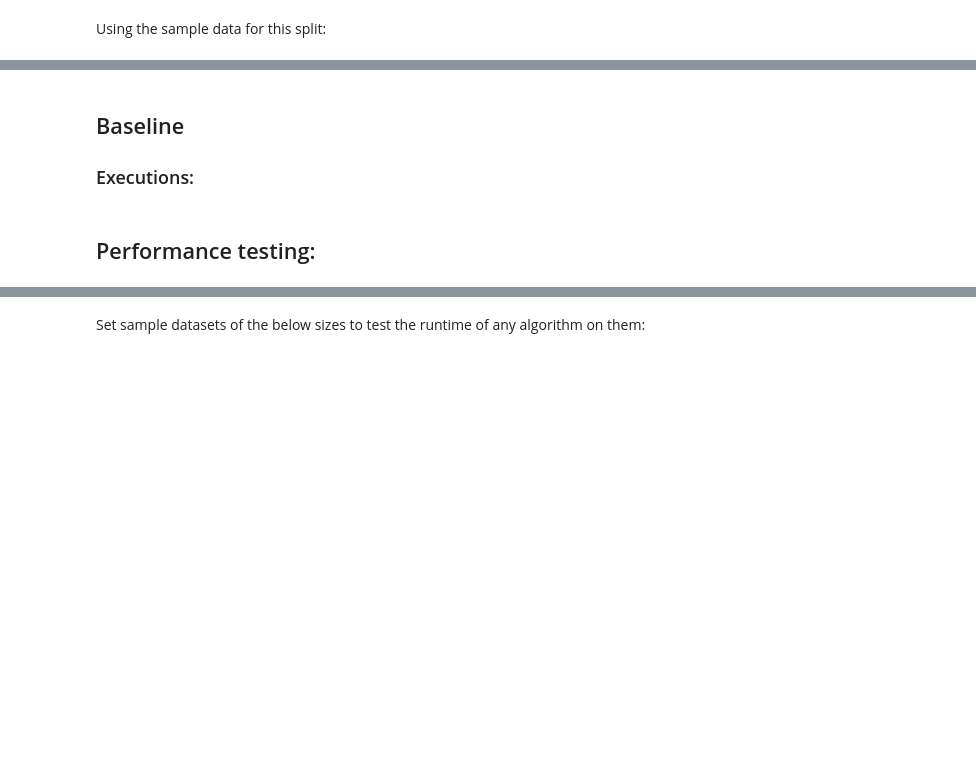
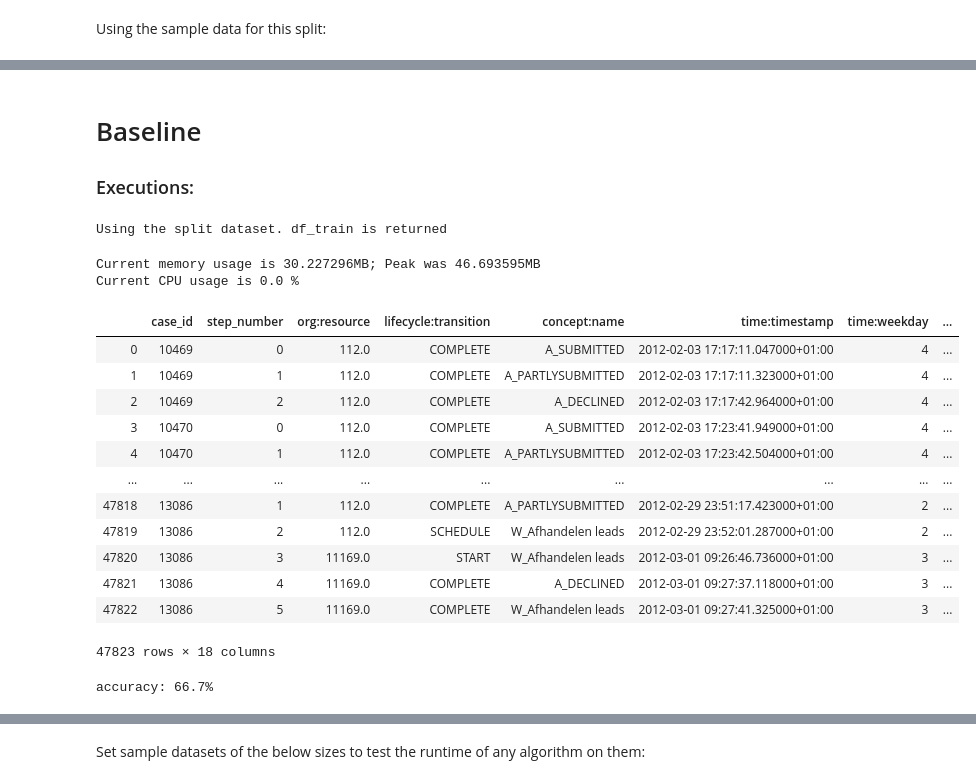
Before and after one commit to erenaydoslu/process-minning, a Jupyter notebook: Miner.ipynb, the cells around one changed output, grey strips where cells are left out. Drawn from its saved outputs; the diff is of its cells as text; code cells hidden in the pictures; blank space fills up the shorter version.

Commit message:
Add files via upload
Baseline now operates on train and test data...and dozens of smaller changes

```diff
--- a/Miner.ipynb
+++ b/Miner.ipynb
@@ -205 +195,10 @@ df_train, df_validation, df_test = data_split(df, 0.8, 0.2)
+# %%
+#Our dataset is loaded and split at this point
+
+df = apply_triagram(df)
+df = add_W_active(df)
+
+#Running the apply_trigram() and add_W_active() functions on the entire split data:
+df_train, df_validation, df_test = apply_triagram(df_train), apply_triagram(df_validation), apply_triagram(df_test)
+df_train, df_validation, df_test = add_W_active(df_train), add_W_active(df_validation), add_W_active(df_test)
 # %% [markdown]
@@ -344,25 +333,60 @@ def baseline(baseline_df : pd.DataFrame, save_to_csv = False) -> pd.DataFrame:
 # %% [markdown]
-## Baseline
+# Baseline
 
 ### Executions:
-# %%
-df = preprocessing(df)
+# %%
+df, df_train, df_validation, df_test = preprocessing(df), preprocessing(df_train), preprocessing(df_validation), preprocessing(df_test)
 # %%
-def run_baseline():
+def run_baseline(df=df, df_train = [], df_test= []):
+    '''Runnable on a single dataset - do not put any other datasets as parameters then (or pass no arguments)
+    If you wish to have the baseline ran on a train and test dataset (validation does not make much sense), plug them in'''
+
+#     if(df_train == None and df_test == None):
+#         baseline_df = df.copy()
+
     tracemalloc.start()
-    baseline_df = baseline(df, save_to_csv=False) #Will only take one short loading slider to load
+
+    #Will only take one short loading slider to load regardless of input type
+    if (len(df_train) == 0 and len(df_test) == 0):
+        print("Using the entire dataset. Full dataset is returned")
+        baseline_df = baseline_on_single_df(df, save_to_csv=False)
+    else:
+        print("Using the split dataset. df_train is returned")
+        baseline_df = baseline_on_train_test(df_train, df_test, save_to_csv=False)
+
     current, peak = tracemalloc.get_traced_memory()
     print(f"Current memory usage is {current / 10**6}MB; Peak was {peak / 10**6}MB")
     tracemalloc.stop()
     cpu = psutil.cpu_percent()
     print('Current CPU usage is {} %'.format(psutil.cpu_percent()))
-    return baseline_df
+
+    return (baseline_df) #Returns either the full dataset or just the test dataset, whatever you plug in
 # %%
-baseline_results = run_baseline()
+baseline_results = run_baseline(df_train=df_train, df_test=df_test)
 baseline_results
+# %% [output]
+Using the split dataset. df_train is returned
+Current memory usage is 30.227296MB; Peak was 46.693595MB
+Current CPU usage is 0.0 %
+|  | case_id | step_number | org:resource | lifecycle:transition | concept:name | time:timestamp | time:weekday | ... |
+| 0 | 10469 | 0 | 112.0 | COMPLETE | A_SUBMITTED | 2012-02-03 17:17:11.047000+01:00 | 4 | ... |
+| 1 | 10469 | 1 | 112.0 | COMPLETE | A_PARTLYSUBMITTED | 2012-02-03 17:17:11.323000+01:00 | 4 | ... |
+| 2 | 10469 | 2 | 112.0 | COMPLETE | A_DECLINED | 2012-02-03 17:17:42.964000+01:00 | 4 | ... |
+| 3 | 10470 | 0 | 112.0 | COMPLETE | A_SUBMITTED | 2012-02-03 17:23:41.949000+01:00 | 4 | ... |
+| 4 | 10470 | 1 | 112.0 | COMPLETE | A_PARTLYSUBMITTED | 2012-02-03 17:23:42.504000+01:00 | 4 | ... |
+| ... | ... | ... | ... | ... | ... | ... | ... | ... |
+| 47818 | 13086 | 1 | 112.0 | COMPLETE | A_PARTLYSUBMITTED | 2012-02-29 23:51:17.423000+01:00 | 2 | ... |
+| 47819 | 13086 | 2 | 112.0 | SCHEDULE | W_Afhandelen leads | 2012-02-29 23:52:01.287000+01:00 | 2 | ... |
+| 47820 | 13086 | 3 | 11169.0 | START | W_Afhandelen leads | 2012-03-01 09:26:46.736000+01:00 | 3 | ... |
+| 47821 | 13086 | 4 | 11169.0 | COMPLETE | A_DECLINED | 2012-03-01 09:27:37.118000+01:00 | 3 | ... |
+| 47822 | 13086 | 5 | 11169.0 | COMPLETE | W_Afhandelen leads | 2012-03-01 09:27:41.325000+01:00 | 3 | ... |
+47823 rows × 18 columns
 # %%
-#prints accuracy of the tree dataset
-accuracy = round((len(baseline_results[baseline_results['next_event'] == baseline_results['expect:next_event']])/len(baseline_results))*100, 1)
-print('accuracy: ' + str(accuracy) + '%')
+#prints accuracy of the predictions on the dataset
+def accuracy_assess(df_results, col_name = 'expect:next_event'):
+    accuracy = round((len(df_results[df_results['next_event'] == df_results[col_name]])/len(df_results))*100, 1)
+    print('accuracy: ' + str(accuracy) + '%')
+
+accuracy_assess(baseline_results)
+# %% [output]
+accuracy: 66.7%
-# %% [markdown]
-## Performance testing:
```
Also changed, not shown: parts of 49 cells of this notebook.
